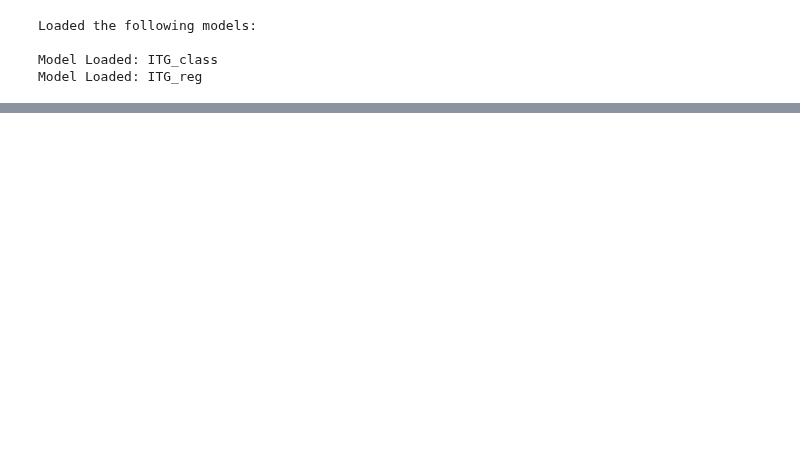
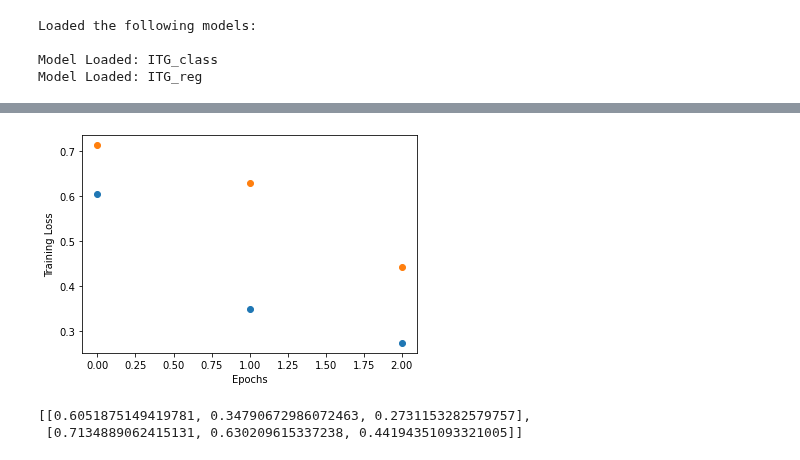
Before and after one commit to zcapjdb/UKAEAGroupProject, a Jupyter notebook: src/notebooks/run_pipeline.ipynb, the cells around one changed output, grey strips where cells are left out. Cells and saved outputs as stored; diff of their text form; code cells hidden in the pictures; blank space fills up the shorter version.

```diff
--- a/src/notebooks/run_pipeline.ipynb
+++ b/src/notebooks/run_pipeline.ipynb
@@ -278,0 +235,14 @@ plot_mse_change(ground_truth, prediction_before, prediction_after, uncertainties
+# %%
+plt.figure()
+for i in range(len(test_losses)):
+    plt.scatter(np.arange(0,len(test_losses[i])), test_losses[i]);
+
+plt.xlabel("Epochs")
+plt.ylabel("Training Loss");
+# %% [output]
+[figure, added]
+# %%
+test_losses
+# %% [output]
+[[0.6051875149419781, 0.34790672986072463, 0.2731153282579757],
+ [0.7134889062415131, 0.630209615337238, 0.44194351093321005]]
```
Also changed, not shown: parts of 21 cells of this notebook.
